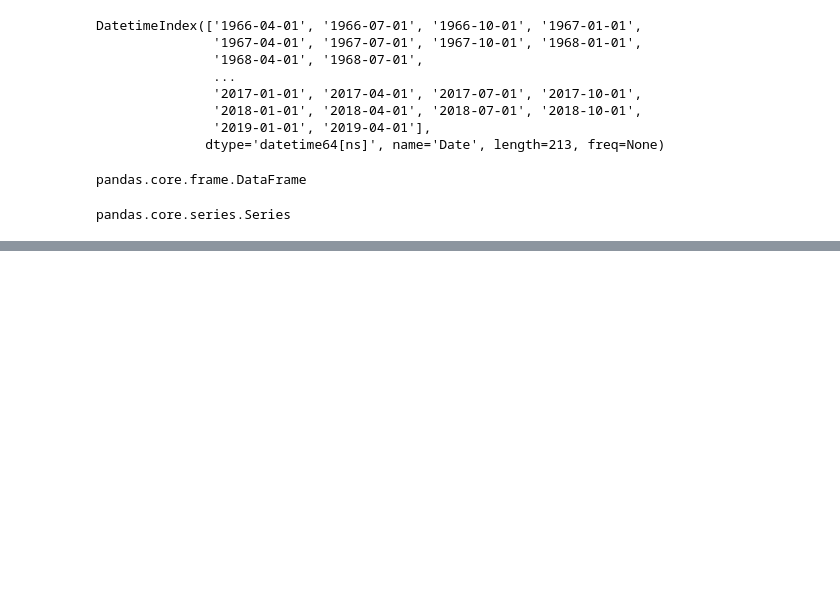
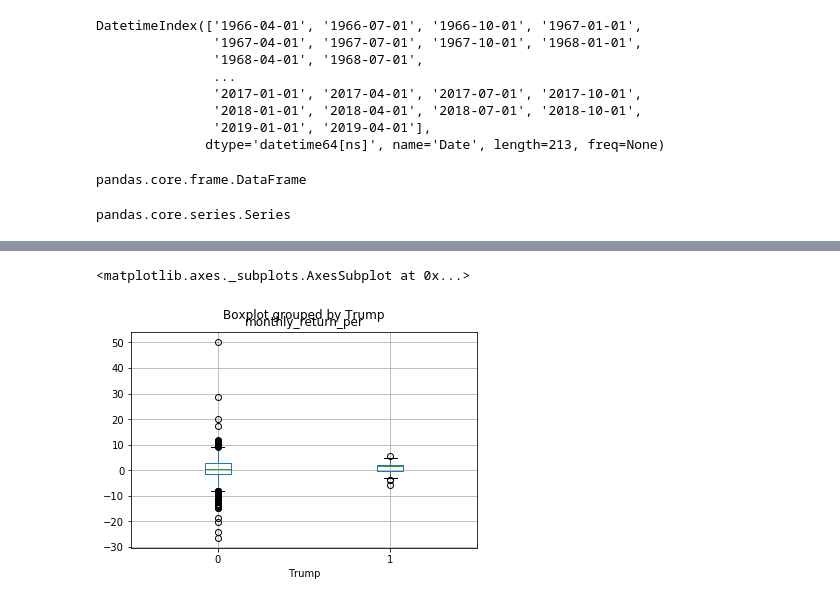
Before and after one commit to Carterbouley/mod_3_project, a Jupyter notebook: Josh Notebook.ipynb, the cells around one changed output, grey strips where cells are left out. Cells and saved outputs as stored; diff of their text form; code cells hidden in the pictures; blank space fills up the shorter version.

```diff
--- a/Josh Notebook.ipynb
+++ b/Josh Notebook.ipynb
@@ -721,0 +792,5 @@ FileNotFoundError: File b'clean_sp.csv' does not exist
+# %%
+presido.boxplot(column =['monthly_return_per'], by = 'Trump')
+# %% [output]
+<matplotlib.axes._subplots.AxesSubplot at 0x...>
+[figure, added]
```
Also changed, not shown: parts of 10 cells of this notebook.
